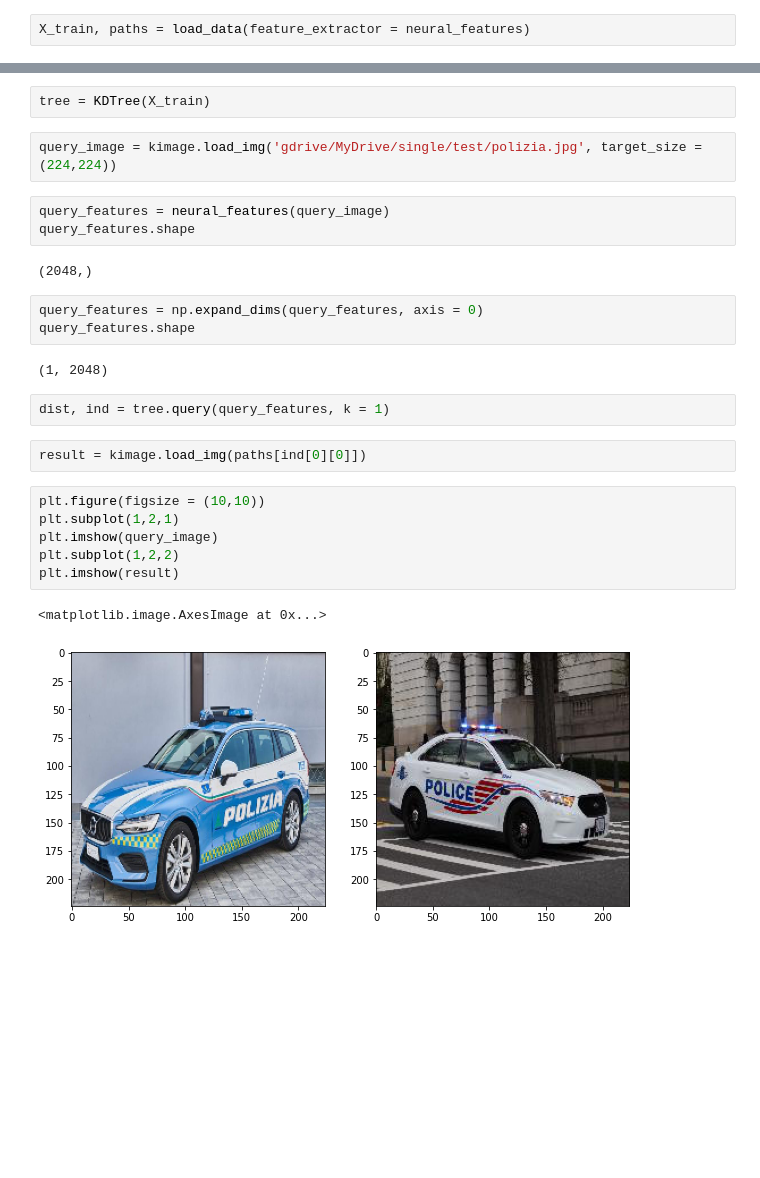
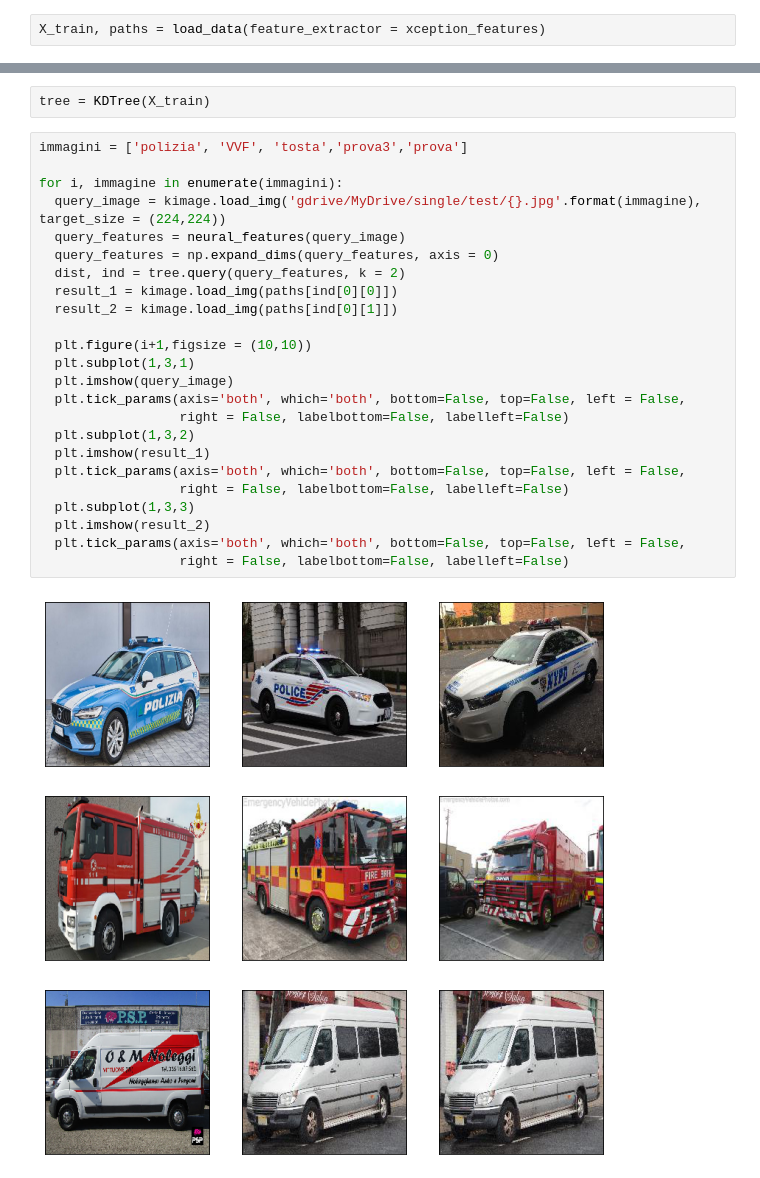
Before and after one commit to Chri1629/dsim_project, a Jupyter notebook: image_retrieval/retrieval.ipynb, the cells around one changed output, grey strips where cells are left out. Drawn from its saved outputs; the diff is of its cells as text; blank space fills up the shorter version.

```diff
--- a/image_retrieval/retrieval.ipynb
+++ b/image_retrieval/retrieval.ipynb
@@ -83,5 +83,5 @@ def neural_features(img):
 # %%
-X_train, paths = load_data(feature_extractor = neural_features)
+X_train, paths = load_data(feature_extractor = xception_features)
 # %%
 X_train.shape
 # %% [output]
@@ -91,27 +91,30 @@ from sklearn.neighbors import KDTree
 # %%
 tree = KDTree(X_train)
-# %%
-query_image = kimage.load_img('gdrive/MyDrive/single/test/polizia.jpg', target_size = (224,224))
-# %%
-query_features = neural_features(query_image)
-query_features.shape
-# %% [output]
-(2048,)
-# %%
-query_features = np.expand_dims(query_features, axis = 0)
-query_features.shape
-# %% [output]
-(1, 2048)
-# %%
-dist, ind = tree.query(query_features, k = 1)
-# %%
-result = kimage.load_img(paths[ind[0][0]])
-# %%
-plt.figure(figsize = (10,10))
-plt.subplot(1,2,1)
-plt.imshow(query_image)
-plt.subplot(1,2,2)
-plt.imshow(result)
-# %% [output]
-<matplotlib.image.AxesImage at 0x...>
-[figure, removed]
+# %%
+immagini = ['polizia', 'VVF', 'tosta','prova3','prova']
+
+for i, immagine in enumerate(immagini):
+  query_image = kimage.load_img('gdrive/MyDrive/single/test/{}.jpg'.format(immagine), target_size = (224,224))
+  query_features = neural_features(query_image)
+  query_features = np.expand_dims(query_features, axis = 0)
+  dist, ind = tree.query(query_features, k = 2)
+  result_1 = kimage.load_img(paths[ind[0][0]])
+  result_2 = kimage.load_img(paths[ind[0][1]])
+
+  plt.figure(i+1,figsize = (10,10))
+  plt.subplot(1,3,1)
+  plt.imshow(query_image)
+  plt.tick_params(axis='both', which='both', bottom=False, top=False, left = False,
+                  right = False, labelbottom=False, labelleft=False)
+  plt.subplot(1,3,2)
+  plt.imshow(result_1)
+  plt.tick_params(axis='both', which='both', bottom=False, top=False, left = False,
+                  right = False, labelbottom=False, labelleft=False)
+  plt.subplot(1,3,3)
+  plt.imshow(result_2)
+  plt.tick_params(axis='both', which='both', bottom=False, top=False, left = False,
+                  right = False, labelbottom=False, labelleft=False)
+# %% [output]
+[figure, added]
+[figure, added]
+[figure, added]
```
Also changed, not shown: parts of 16 cells of this notebook.
